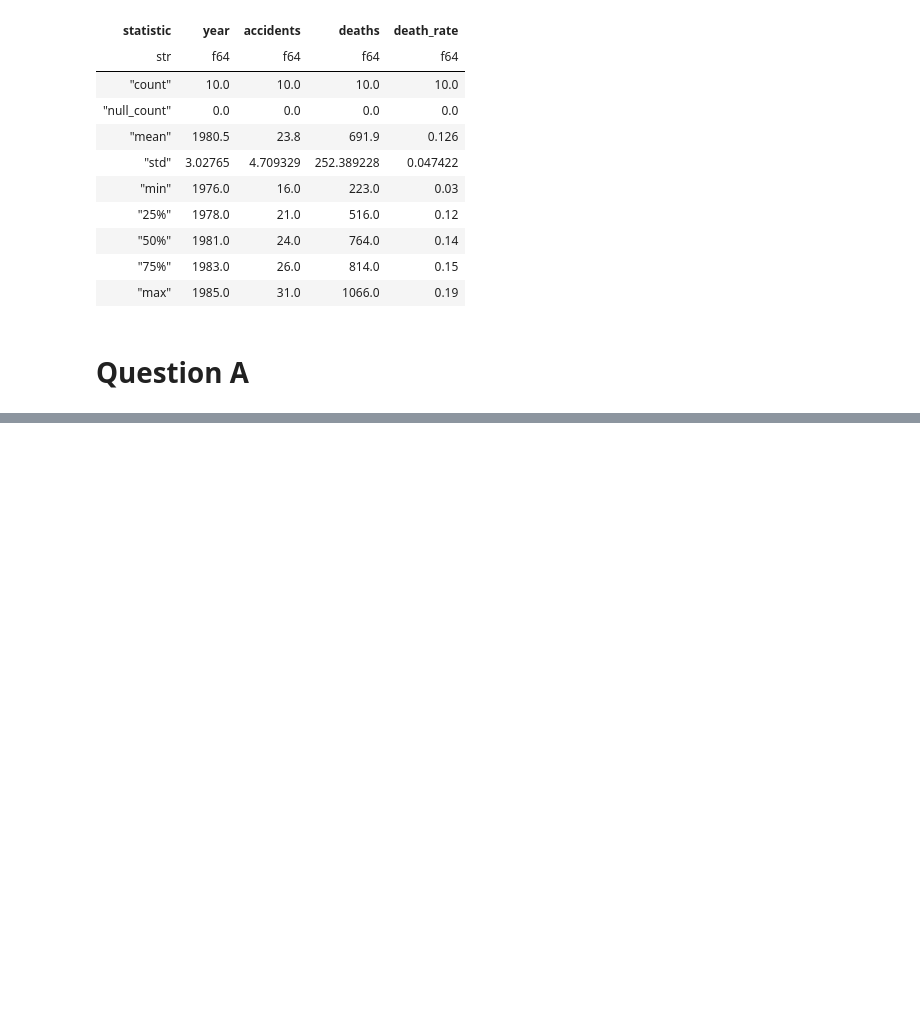
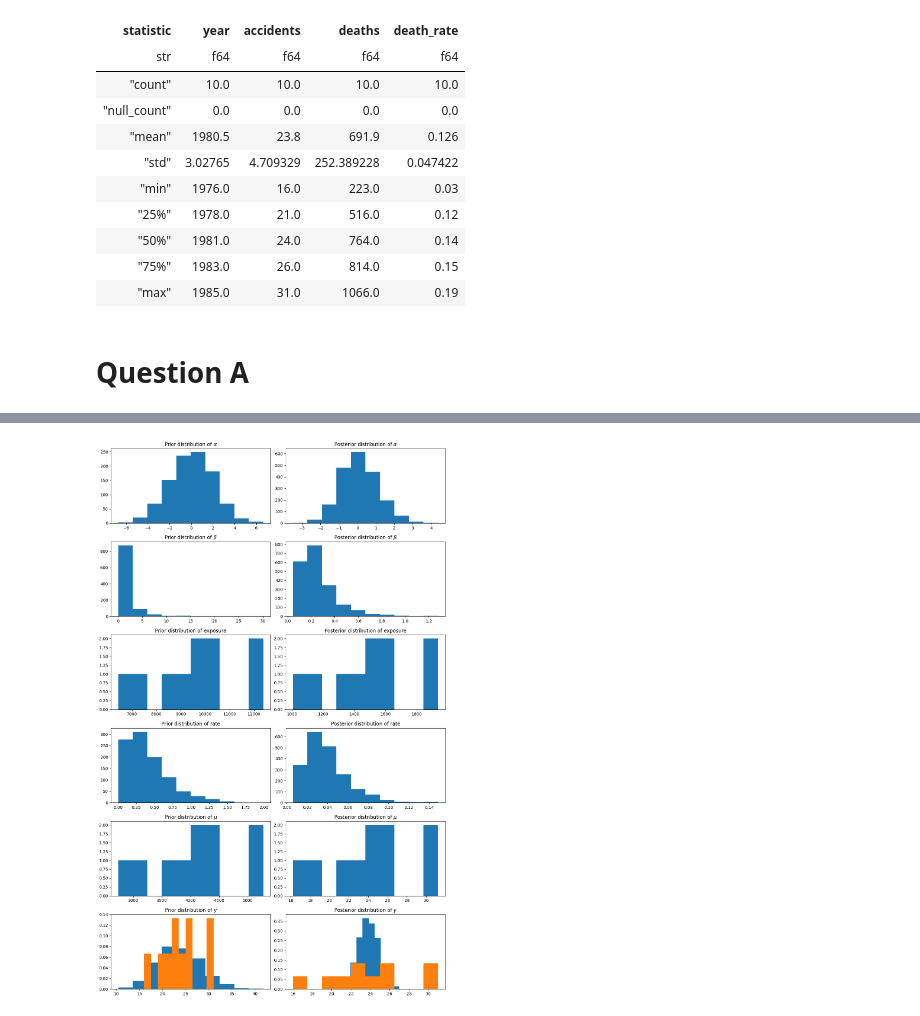
Before and after one commit to sunnyliketheweather94/bayesian-statistics, a Jupyter notebook: chapter2/exercise13.ipynb, the cells around one changed output, grey strips where cells are left out. Cells and saved outputs as stored; diff of their text form; code cells hidden in the pictures; blank space fills up the shorter version.

```diff
--- a/chapter2/exercise13.ipynb
+++ b/chapter2/exercise13.ipynb
@@ -108,0 +154,4 @@ array([18.      , 21.775625])
+# %%
+data = data.with_columns((pl.col("deaths") / (pl.col("death_rate"))).alias("miles"))
+
+data
@@ -108,0 +172,13 @@ array([18.      , 21.775625])
+# %%
+with pm.Model() as model_b:
+    miles = pm.Data("miles", data["miles"].to_numpy())
+    alpha = pm.Normal("alpha", mu=0, sigma=2.0)
+    beta = pm.LogNormal("beta", mu=0.0, sigma=1.0)
+    exposure = pm.Deterministic("exposure", alpha + beta * miles)
+    rate = pm.Gamma("rate", alpha=2, beta=5)
+    mu = pm.Deterministic("mu", exposure * rate)
+    accidents = pm.Poisson("accidents", mu=mu, observed=data["accidents"].to_numpy())
+
+    trace_b = pm.sample(2000, tune=1000)
+    prior_b = pm.sample_prior_predictive(1000)
+    posterior_b = pm.sample_posterior_predictive(trace=trace_b)
@@ -108,0 +196,51 @@ array([18.      , 21.775625])
+# %%
+_, axes = plt.subplots(6, 2, figsize=(12, 19))
+
+axes[0][0].hist(prior_b.prior["alpha"].mean("chain"))
+axes[0][1].hist(trace_b.posterior["alpha"].mean("chain"))
+
+axes[0][0].set_title(r"Prior distribution of $\alpha$")
+axes[0][1].set_title(r"Posterior distribution of $\alpha$")
+
+axes[1][0].hist(prior_b.prior["beta"].mean("chain"))
+axes[1][1].hist(trace_b.posterior["beta"].mean("chain"))
+
+axes[1][0].set_title(r"Prior distribution of $\beta$")
+axes[1][1].set_title(r"Posterior distribution of $\beta$")
+
+axes[2][0].hist(prior_b.prior["exposure"].mean(("chain", "draw")))
+axes[2][1].hist(trace_b.posterior["exposure"].mean(("chain", "draw")))
+
+axes[2][0].set_title(r"Prior distribution of exposure")
+axes[2][1].set_title(r"Posterior distribution of exposure")
+
+axes[3][0].hist(prior_b.prior["rate"].mean("chain"))
+axes[3][1].hist(trace_b.posterior["rate"].mean("chain"))
+
+axes[3][0].set_title(r"Prior distribution of rate")
+axes[3][1].set_title(r"Posterior distribution of rate")
+
+axes[4][0].hist(prior_b.prior["mu"].mean(("chain", "draw")))
+axes[4][1].hist(trace_b.posterior["mu"].mean(("chain", "draw")))
+
+axes[4][0].set_title(r"Prior distribution of $\mu$")
+axes[4][1].set_title(r"Posterior distribution of $\mu$")
+
+axes[5][0].hist(
+    prior_a.prior_predictive["accidents"].mean(("chain", "accidents_dim_0")),
+    density=True,
+)
+axes[5][0].hist(data["accidents"].to_list(), density=True)
+axes[5][1].hist(
+    posterior_a.posterior_predictive["accidents"].mean(("chain", "accidents_dim_0")),
+    density=True,
+)
+axes[5][1].hist(data["accidents"].to_list(), density=True)
+
+axes[5][0].set_title("Prior distribution of $y$")
+axes[5][1].set_title("Posterior distribution of $y$")
+
+plt.tight_layout()
+plt.show()
+# %% [output]
+[figure, added]
```
Also changed, not shown: parts of 12 cells of this notebook.
